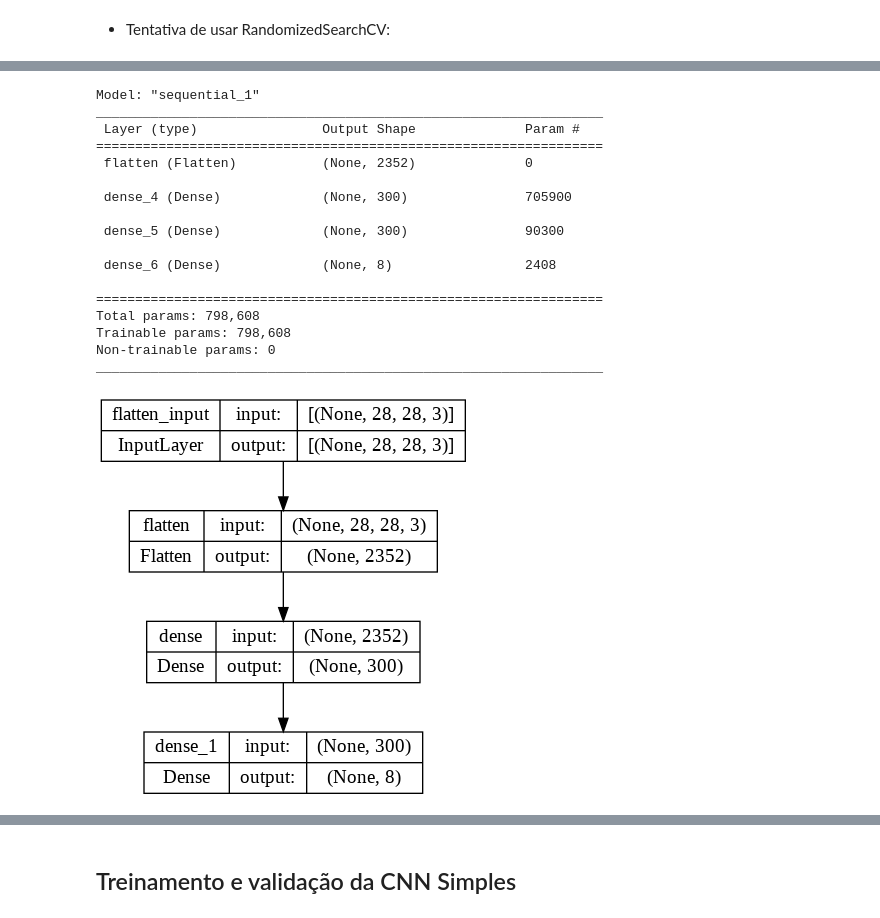
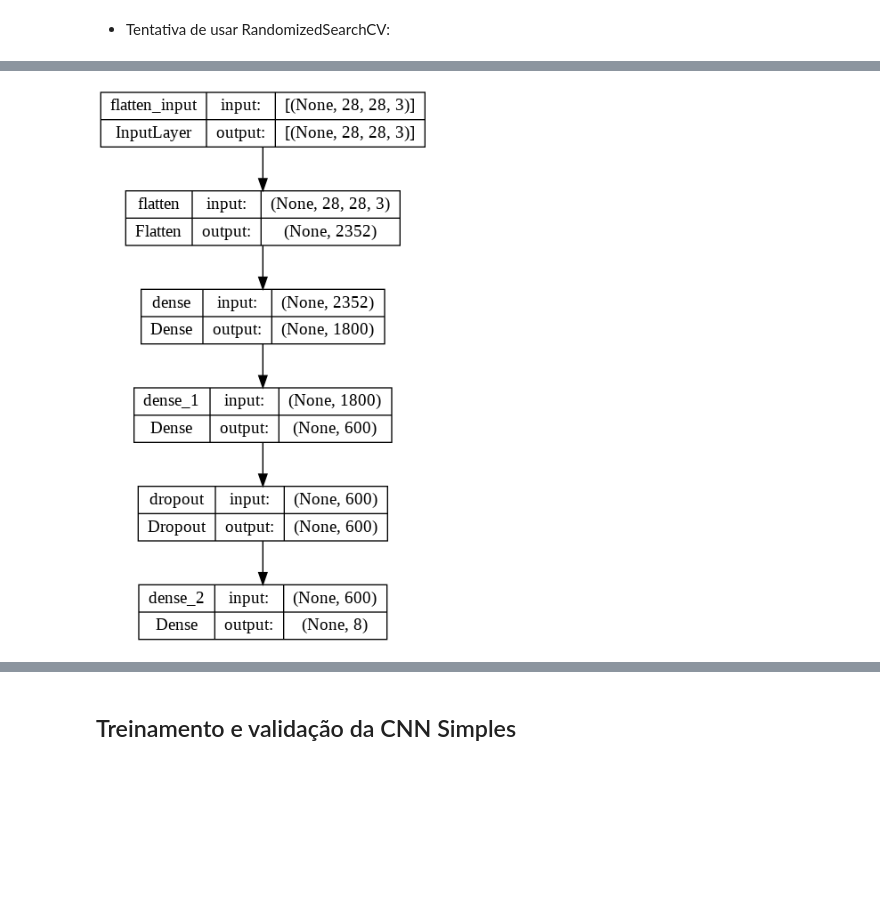
Before and after one commit to LuisLVieira/IA048, a Jupyter notebook: EFC3/efc3_221045_242448.ipynb, the cells around one changed output, grey strips where cells are left out. Cells and saved outputs as stored; diff of their text form; code cells hidden in the pictures; blank space fills up the shorter version.

```diff
--- a/EFC3/efc3_221045_242448.ipynb
+++ b/EFC3/efc3_221045_242448.ipynb
@@ -804,29 +712,33 @@ KeyboardInterrupt: ignored
 # %%
+# calcula os pesos de cada classe para balanceamento no treinamento
+from sklearn.utils import class_weight
+class_weights = class_weight.compute_class_weight(class_weight='balanced', classes = np.unique(y_train), y=y_train)
+class_weights = dict(enumerate(class_weights))
+
 keras.backend.clear_session()
 np.random.seed(42)
 tf.random.set_seed(42)
 
 mlp2 = keras.models.Sequential()
 mlp2.add(keras.layers.Flatten(input_shape=[28, 28, 3]))
-mlp2.add(keras.layers.Dense(1900, activation="relu")) # camada intermediária
-mlp2.add(keras.layers.Dense(500, activation="relu")) # camada intermediária
-#mlp2.add(keras.layers.Dropout(rate=0.25))
+mlp2.add(keras.layers.Dense(1800, activation="relu")) # camada intermediária
+mlp2.add(keras.layers.Dense(600, activation="relu")) # camada intermediária
+mlp2.add(keras.layers.Dropout(rate=0.25))
 mlp2.add(keras.layers.Dense(8, activation="softmax")) # camada de saída
-learning_rate =.0001
+learning_rate = 0.0001210483720178336
 # compila o modelo de MLP criado
 mlp2.compile(loss="sparse_categorical_crossentropy",
               optimizer=keras.optimizers.Adam(learning_rate=learning_rate),
               metrics=["accuracy"])
 
-history = mlp2.fit(x_train, y_train, epochs=100,
-                    validation_data=(x_valid, y_valid))#, callbacks=[tf.keras.callbacks.EarlyStopping(monitor='val_accuracy', patience=15)])
+history = mlp2.fit(x_train, y_train, epochs=100,validation_data=(x_valid, y_valid))#, class_weight=class_weights)#, callbacks=[tf.keras.callbacks.EarlyStopping(monitor='val_accuracy', patience=15)])
 
 mlp2.evaluate(x_test, y_test)
 
 pd.DataFrame(history.history).plot(figsize=(8, 5))
 plt.grid(True)
 plt.gca().set_ylim(0, 1)
-save_fig("keras_learning_curves_plot")
+save_fig("keras_learning_curves_mlp2")
 plt.show()
 # %% [output]
 Epoch 1/100
@@ -877,24 +762,4 @@ model_MLP2.compile(loss="sparse_categorical_crossentropy",
-# %%
-model_MLP2.summary()
-# %% [output]
-Model: "sequential_1"
-_________________________________________________________________
- Layer (type)                Output Shape              Param #
-=================================================================
- flatten (Flatten)           (None, 2352)              0
-
- dense_4 (Dense)             (None, 300)               705900
-
- dense_5 (Dense)             (None, 300)               90300
-
- dense_6 (Dense)             (None, 8)                 2408
-
-=================================================================
-Total params: 798,608
-Trainable params: 798,608
-Non-trainable params: 0
-_________________________________________________________________
 # %%
-keras.utils.plot_model(model_MLP1, "MLP_2L_model.png", show_shapes=True)
+keras.utils.plot_model(mlp2, "MLP_2L_model.png", show_shapes=True)
 # %% [output]
-[figure, old version]
+[figure, new version]
```
Also changed, not shown: parts of 39 cells of this notebook.
